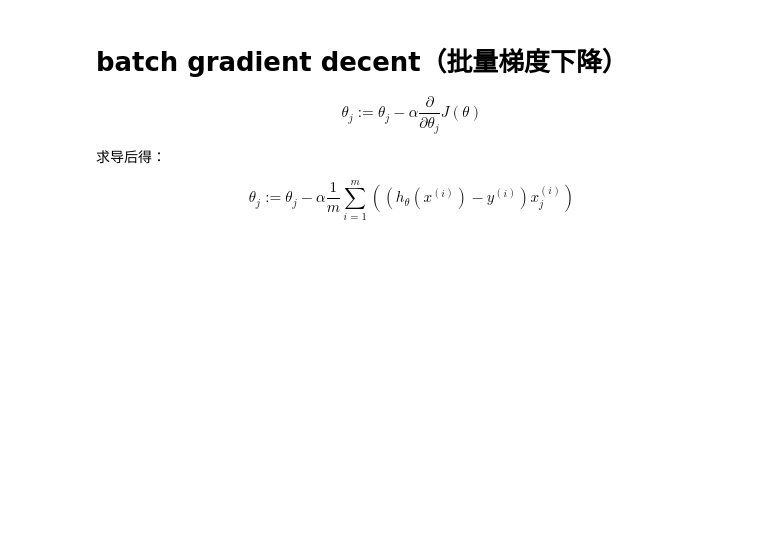
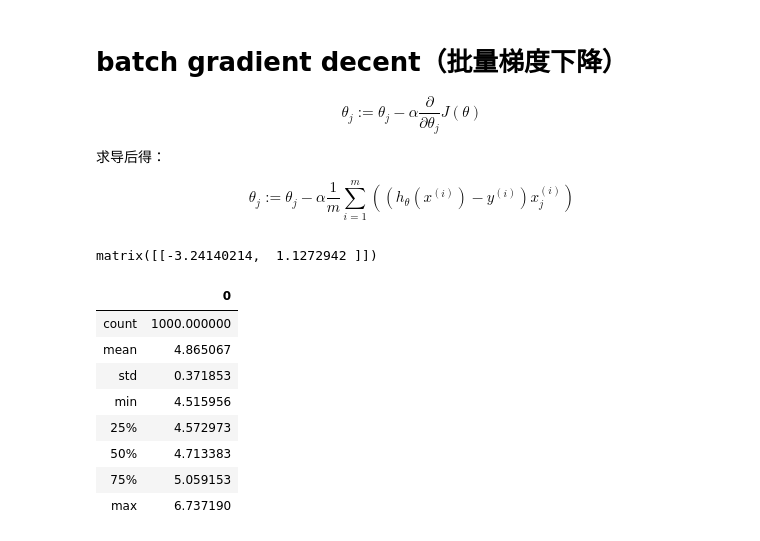
Before and after one commit to hehekyo/Coursera_ML_Exercise, a Jupyter notebook: machine-learning-ex1/ex1_t1.ipynb, the cells around one changed output. Saved outputs shown, nothing was run; the diff lists cells and outputs as text; code cells hidden in the pictures; blank space fills up the shorter version.

```diff
--- a/machine-learning-ex1/ex1_t1.ipynb
+++ b/machine-learning-ex1/ex1_t1.ipynb
@@ -120,0 +128,18 @@ def gradientDescent(X,y,theta,alpha,iters):
+# %%
+g,history_cost = gradientDescent(X,y,theta,alpha,iters)
+g
+# %% [output]
+matrix([[-3.24140214,  1.1272942 ]])
+# %%
+df_history_cost = pd.DataFrame(history_cost)
+df_history_cost.describe()
+# %% [output]
+|  | 0 |
+| count | 1000.000000 |
+| mean | 4.865067 |
+| std | 0.371853 |
+| min | 4.515956 |
+| 25% | 4.572973 |
+| 50% | 4.713383 |
+| 75% | 5.059153 |
+| max | 6.737190 |
```
Also changed, not shown: parts of 6 cells of this notebook, 2 other files.
